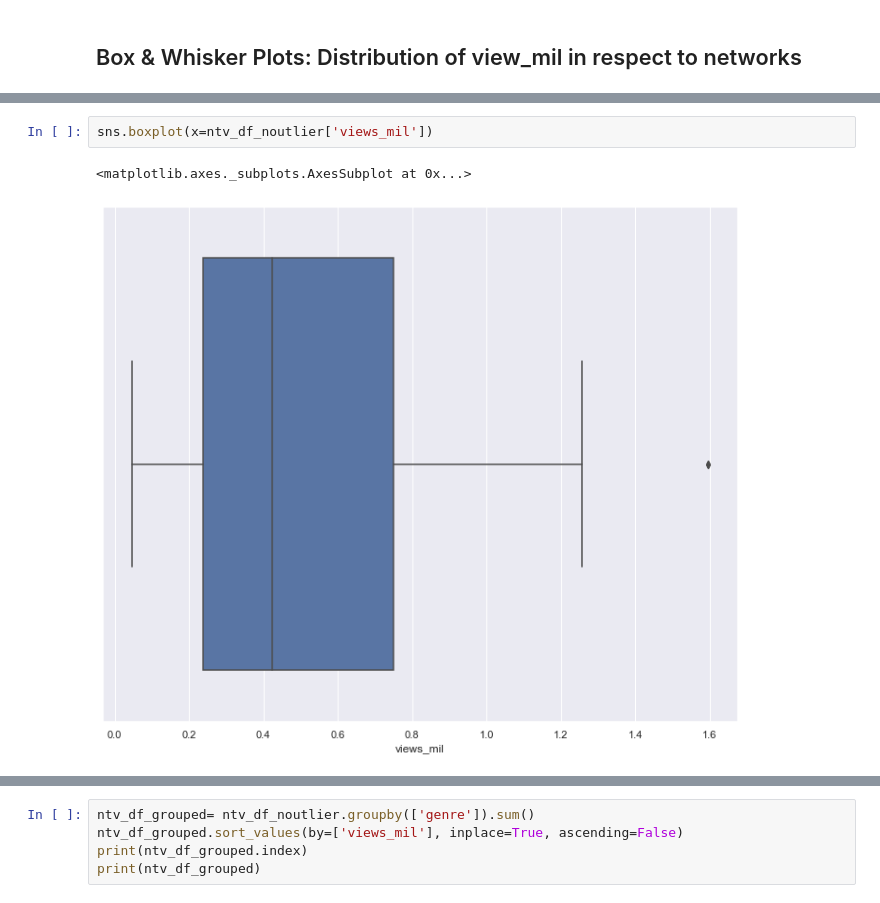
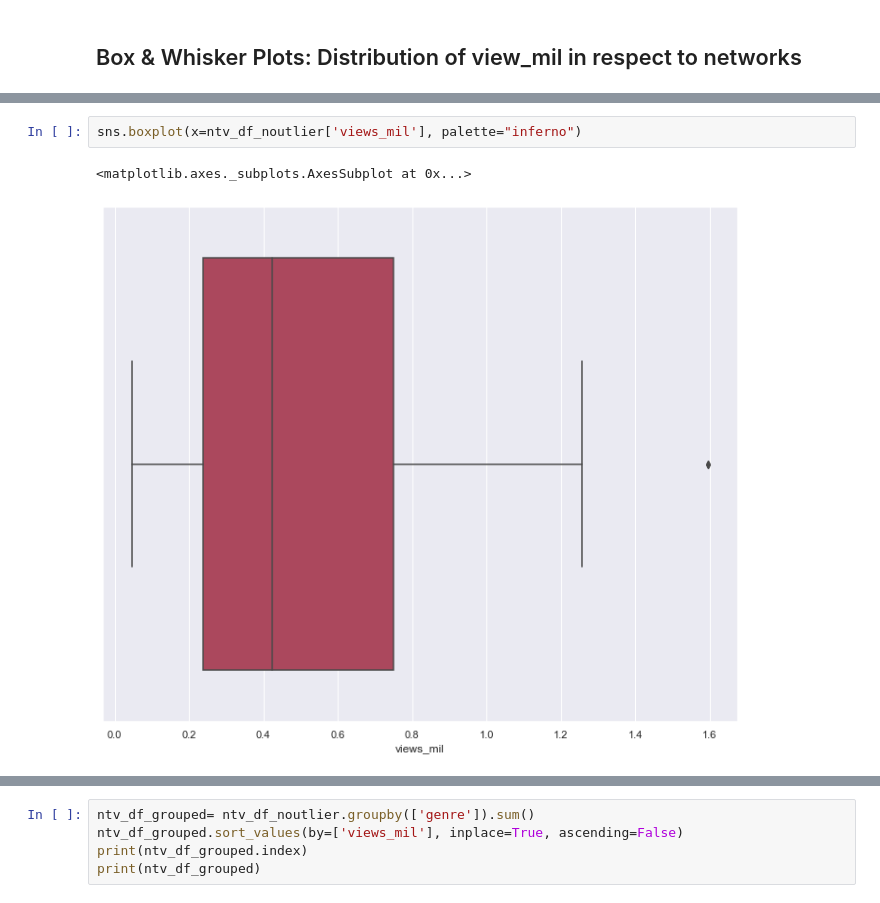
Before and after one commit to drrausch/Creating_Successful_Video_Content, a Jupyter notebook: EDA_TV_Show_Genres.ipynb, the cells around one changed output, grey strips where cells are left out. Saved outputs shown, nothing was run; the diff lists cells and outputs as text.

```diff
--- a/EDA_TV_Show_Genres.ipynb
+++ b/EDA_TV_Show_Genres.ipynb
@@ -255,7 +288,7 @@ ax= sns.swarmplot(x=ntv_df_noutlier['network'], y=ntv_df_noutlier['views_mil'],
 # %%
-sns.boxplot(x=ntv_df_noutlier['views_mil'])
+sns.boxplot(x=ntv_df_noutlier['views_mil'], palette="inferno")
 # %% [output]
 <matplotlib.axes._subplots.AxesSubplot at 0x...>
-[figure, old version]
+[figure, new version]
 # %%
 mean= ntv_df_noutlier['views_mil'].mean()
```
Also changed, not shown: parts of 60 cells of this notebook.
